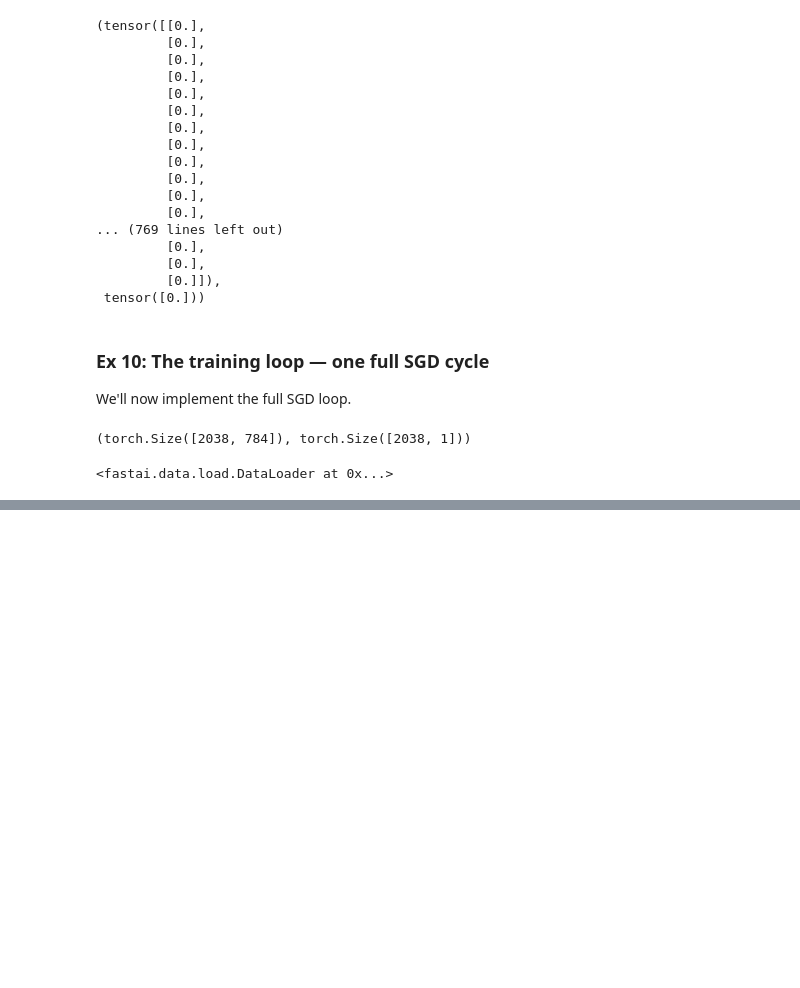
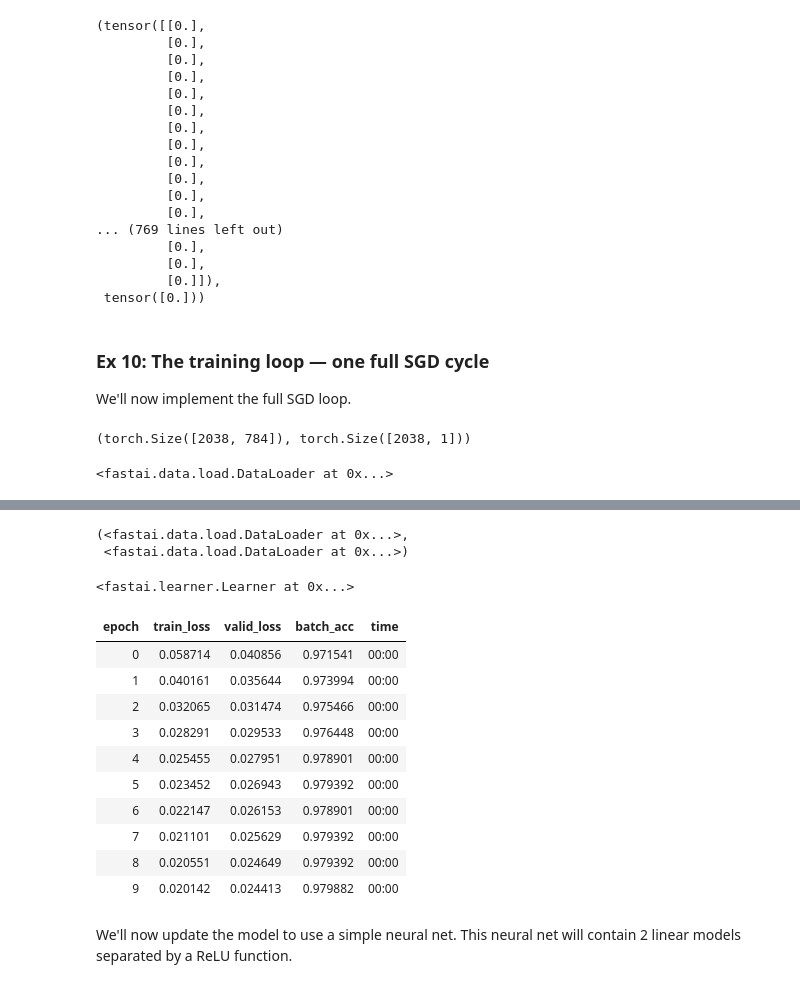
Before and after one commit to CodeWithOz/fastai-deep-learn-coders, a Jupyter notebook: ch_04_mnist_self.ipynb, the cells around one changed output, grey strips where cells are left out. Cells and saved outputs as stored; diff of their text form; code cells hidden in the pictures; blank space fills up the shorter version.

Commit message:
Kaggle Notebook | ch_04_mnist_self.ipynb | Version 12

```diff
--- a/ch_04_mnist_self.ipynb
+++ b/ch_04_mnist_self.ipynb
@@ -615,10 +615,13 @@ flat_valid_all.shape, flat_valid_labels.shape
 # %% [output]
 (torch.Size([2038, 784]), torch.Size([2038, 1]))
 # %%
-valid_dset = list(zip(flat_valid_all, flat_valid_labels))
+valid_dset = list(zip(flat_valid_all, valid_labels_all))
 valid_dl = DataLoader(valid_dset, bs=32, shuffle=True)
 valid_dl
 # %% [output]
 <fastai.data.load.DataLoader at 0x...>
+# %%
+def batch_acc(preds, target):
+    return ((preds.sigmoid() > 0.5) == target).float().mean()
 # %%
 def validate_epoch(model):
@@ -657,0 +664,36 @@ for i in range(20):
+# %%
+# use larger batch size in the data loaders
+train_dl = DataLoader(dset, batch_size=256, shuffle=True)
+valid_dl = DataLoader(valid_dset, batch_size=256, shuffle=True)
+
+train_dl, valid_dl
+# %% [output]
+(<fastai.data.load.DataLoader at 0x...>,
+ <fastai.data.load.DataLoader at 0x...>)
+# %%
+learn = Learner(
+    dls=DataLoaders(train_dl, valid_dl),
+    model=nn.Linear(flat_train_all.shape[-1], 1),
+    loss_func=mnist_loss,
+    opt_func=SGD,
+    metrics=batch_acc,
+)
+learn
+# %% [output]
+<fastai.learner.Learner at 0x...>
+# %%
+learn.fit(10, 1.)
+# %% [output]
+| epoch | train_loss | valid_loss | batch_acc | time |
+| 0 | 0.058714 | 0.040856 | 0.971541 | 00:00 |
+| 1 | 0.040161 | 0.035644 | 0.973994 | 00:00 |
+| 2 | 0.032065 | 0.031474 | 0.975466 | 00:00 |
+| 3 | 0.028291 | 0.029533 | 0.976448 | 00:00 |
+| 4 | 0.025455 | 0.027951 | 0.978901 | 00:00 |
+| 5 | 0.023452 | 0.026943 | 0.979392 | 00:00 |
+| 6 | 0.022147 | 0.026153 | 0.978901 | 00:00 |
+| 7 | 0.021101 | 0.025629 | 0.979392 | 00:00 |
+| 8 | 0.020551 | 0.024649 | 0.979392 | 00:00 |
+| 9 | 0.020142 | 0.024413 | 0.979882 | 00:00 |
+# %% [markdown]
+We'll now update the model to use a simple neural net. This neural net will contain 2 linear models separated by a ReLU function.
```
Also changed, not shown: parts of 9 cells of this notebook.
